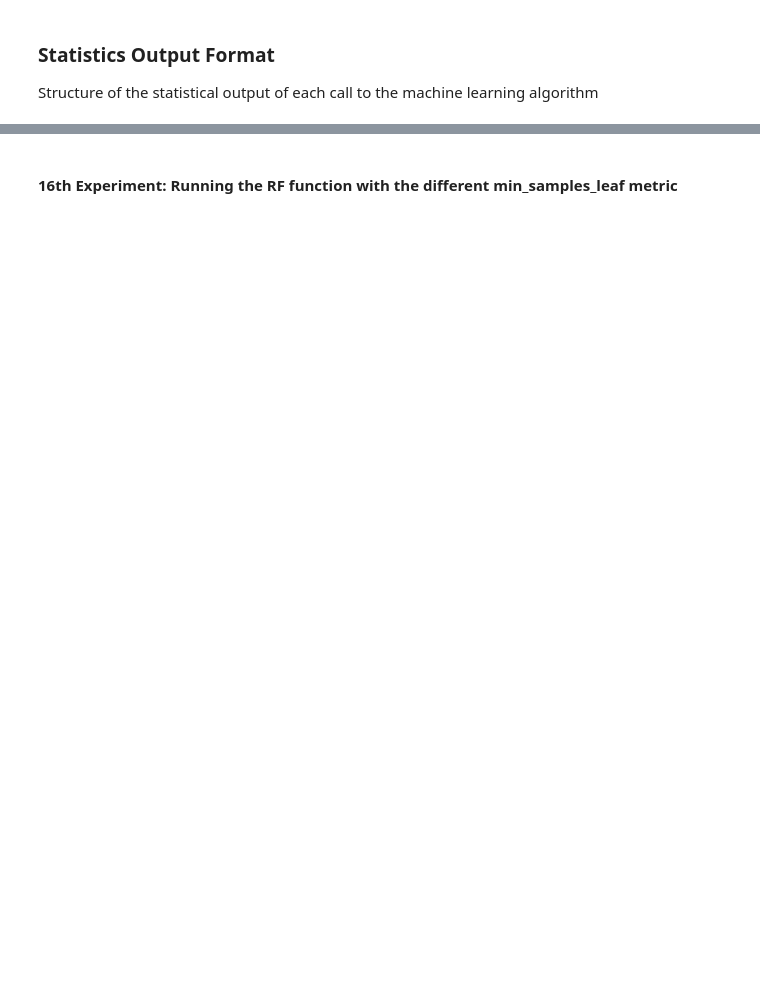
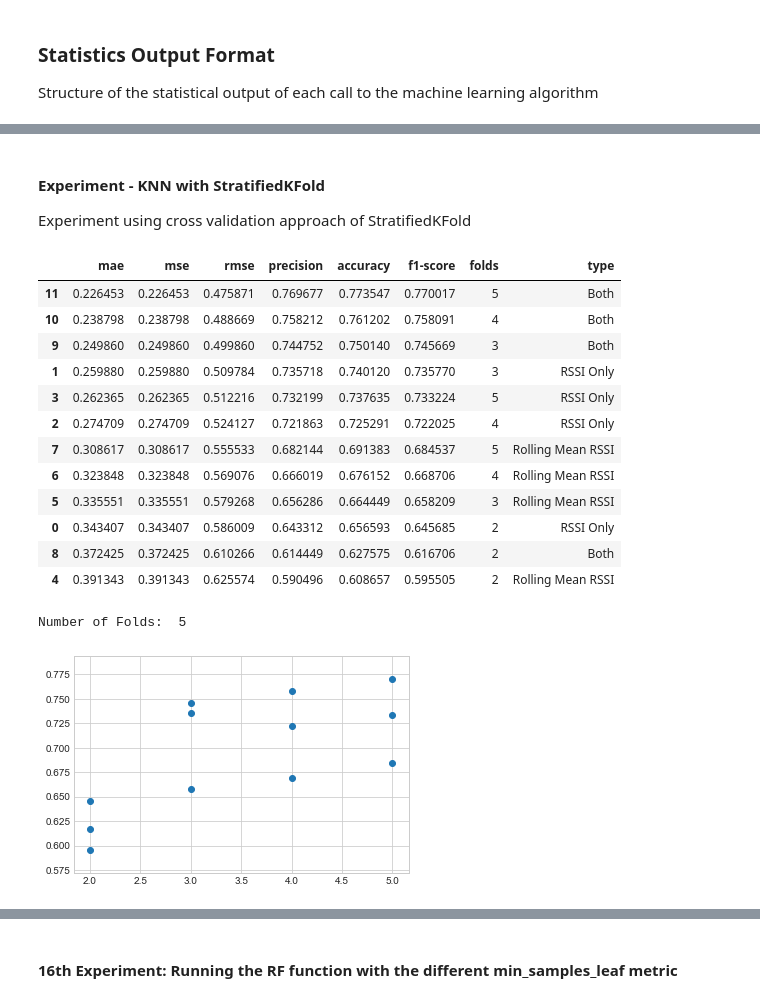
Before and after one commit to rui-pedro-porfirio/IndoorApp, a Jupyter notebook: Server/Notebooks/PROXIMITY/Classification/RANDOM_FOREST/BLEProximityClassifierRFExperiment.ipynb, the cells around one changed output, grey strips where cells are left out. Drawn from its saved outputs; the diff is of its cells as text; code cells hidden in the pictures; blank space fills up the shorter version.

```diff
--- a/Server/Notebooks/PROXIMITY/Classification/RANDOM_FOREST/BLEProximityClassifierRFExperiment.ipynb
+++ b/Server/Notebooks/PROXIMITY/Classification/RANDOM_FOREST/BLEProximityClassifierRFExperiment.ipynb
@@ -894,0 +627,19 @@ print("Selected min_samples_split: ",selected_min_samples_splith)
+# %%
+statistical_cols = ['mae','mse','rmse','precision','accuracy','f1-score','type']
+types = ['RSSI Only','Rolling Mean RSSI','Both']
+results = list()
+for feature in types:
+    #Decide on type of data
+    if feature == 'RSSI Only':
+        trainX_data = train_X_rssi
+    elif feature == 'Rolling Mean RSSI':
+        trainX_data = train_X_rolling_mean
+    else:
+        trainX_data = combination_features_X
+    result = compute_RF_Classification(flag=1,trainX_data=trainX_data,trainY_data=train_Y.ravel(),
+                                   testX_data=trainX_data,testY_data=train_Y.ravel(),
+                                   scaler=StandardScaler())
+    result.append(feature)
+    results.append(result)
+statistics = pd.DataFrame(columns=statistical_cols,data=results)
+display(statistics.sort_values(by=['f1-score'],ascending=False))
@@ -894,0 +726,42 @@ print("Selected min_samples_split: ",selected_min_samples_splith)
+# %% [markdown]
+#### Experiment - KNN with StratifiedKFold
+Experiment using cross validation approach of StratifiedKFold
+# %%
+statistical_cols = ['mae','mse','rmse','precision','accuracy','f1-score','folds','type']
+types = ['RSSI Only','Rolling Mean RSSI','Both']
+cross_validation_list = np.arange(2,6)
+results = list()
+for feature in types:
+    #Decide on type of data
+    if feature == 'RSSI Only':
+        trainX_data = train_X_rssi
+    elif feature == 'Rolling Mean RSSI':
+        trainX_data = train_X_rolling_mean
+    else:
+        trainX_data = combination_features_X
+    for cv in cross_validation_list:
+        result = compute_RF_Classification(testX_data=trainX_data,testY_data=train_Y.ravel(),scaler=StandardScaler(),cross_validation = cv)
+        result.append(cv)
+        result.append(feature)
+        results.append(result)
+statistics = pd.DataFrame(columns=statistical_cols,data=results)
+display(statistics.sort_values(by=['f1-score'],ascending=False))
+plt.scatter(statistics['folds'],statistics['f1-score'])
+selected_fold = statistics.sort_values(by=['f1-score'],ascending=False)['folds'].head(1).values[0]
+print("Number of Folds: ",selected_fold)
+# %% [output]
+|  | mae | mse | rmse | precision | accuracy | f1-score | folds | type |
+| 11 | 0.226453 | 0.226453 | 0.475871 | 0.769677 | 0.773547 | 0.770017 | 5 | Both |
+| 10 | 0.238798 | 0.238798 | 0.488669 | 0.758212 | 0.761202 | 0.758091 | 4 | Both |
+| 9 | 0.249860 | 0.249860 | 0.499860 | 0.744752 | 0.750140 | 0.745669 | 3 | Both |
+| 1 | 0.259880 | 0.259880 | 0.509784 | 0.735718 | 0.740120 | 0.735770 | 3 | RSSI Only |
+| 3 | 0.262365 | 0.262365 | 0.512216 | 0.732199 | 0.737635 | 0.733224 | 5 | RSSI Only |
+| 2 | 0.274709 | 0.274709 | 0.524127 | 0.721863 | 0.725291 | 0.722025 | 4 | RSSI Only |
+| 7 | 0.308617 | 0.308617 | 0.555533 | 0.682144 | 0.691383 | 0.684537 | 5 | Rolling Mean RSSI |
+| 6 | 0.323848 | 0.323848 | 0.569076 | 0.666019 | 0.676152 | 0.668706 | 4 | Rolling Mean RSSI |
+| 5 | 0.335551 | 0.335551 | 0.579268 | 0.656286 | 0.664449 | 0.658209 | 3 | Rolling Mean RSSI |
+| 0 | 0.343407 | 0.343407 | 0.586009 | 0.643312 | 0.656593 | 0.645685 | 2 | RSSI Only |
+| 8 | 0.372425 | 0.372425 | 0.610266 | 0.614449 | 0.627575 | 0.616706 | 2 | Both |
+| 4 | 0.391343 | 0.391343 | 0.625574 | 0.590496 | 0.608657 | 0.595505 | 2 | Rolling Mean RSSI |
+Number of Folds:  5
+[figure, added]
```
Also changed, not shown: parts of 93 cells of this notebook, 15 other files.
